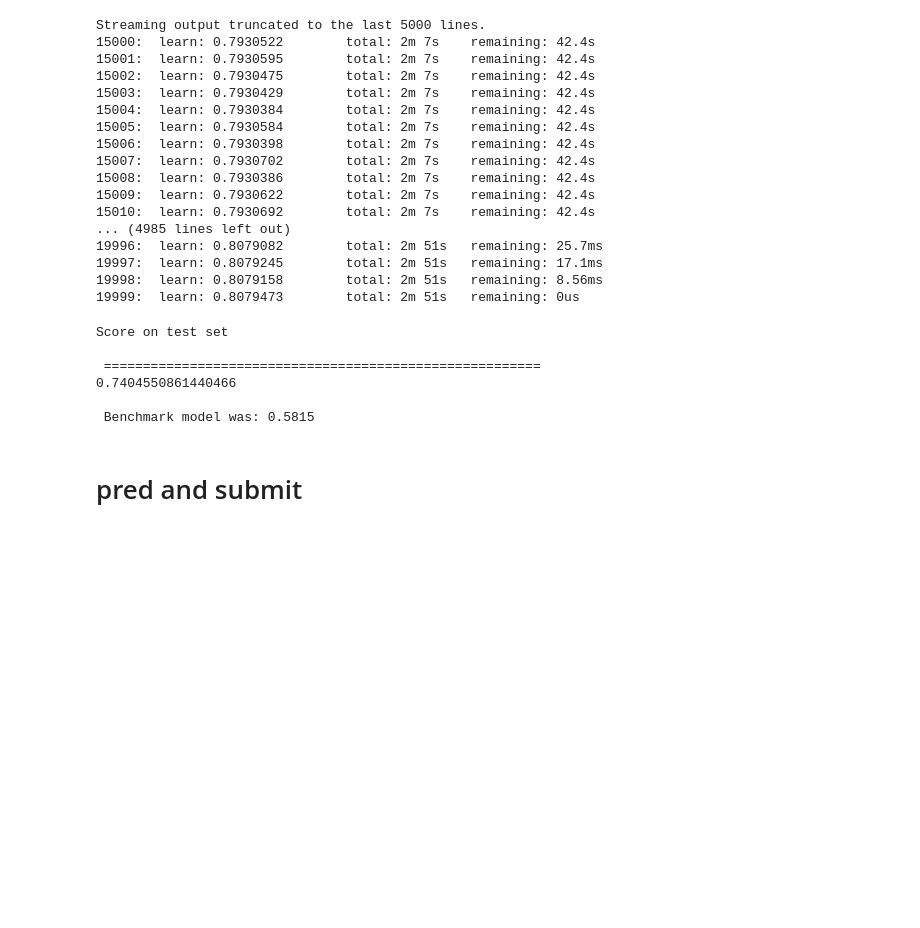
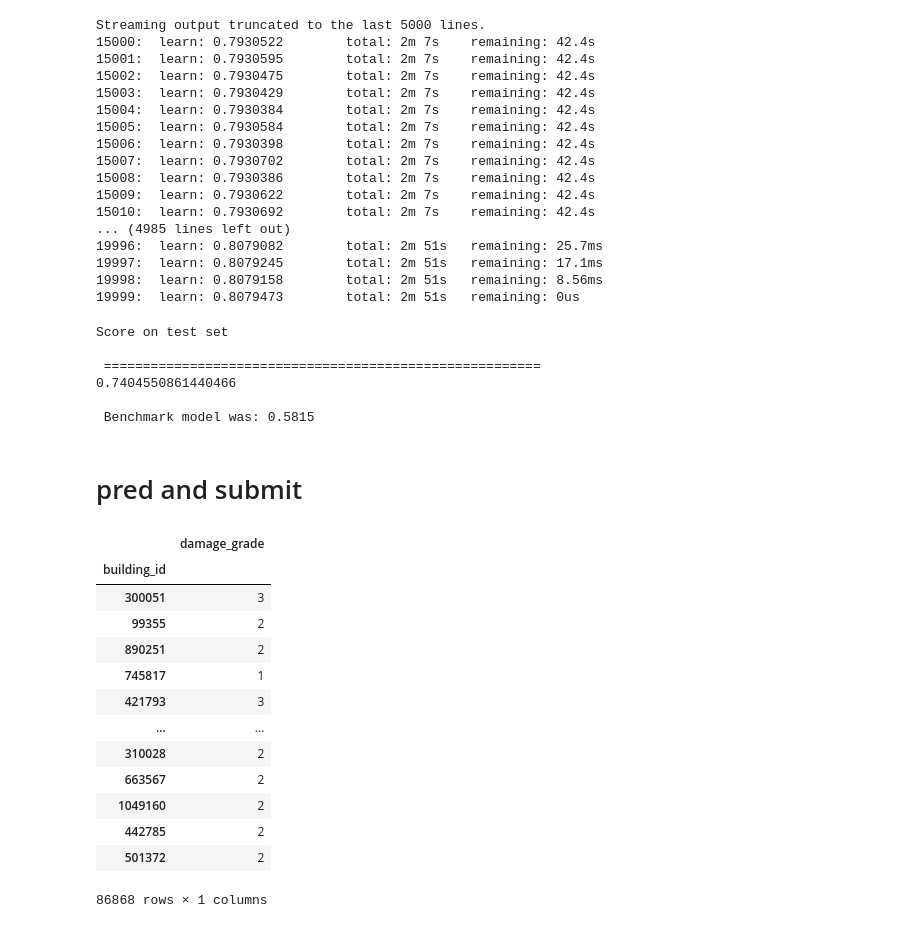
Before and after one commit to RyuNyan-Taro/dd_earthquake, a Jupyter notebook: book/Cat_colab.ipynb, the cells around one changed output. Cells and saved outputs as stored; diff of their text form; code cells hidden in the pictures; blank space fills up the shorter version.

```diff
--- a/book/Cat_colab.ipynb
+++ b/book/Cat_colab.ipynb
@@ -126,9 +126,25 @@ Score on test set
 # %%
 test_values = common.file.read_data('test')
 test_values, _ = common.lgbm_preprocessing(test_values, mode='test', features_list=features_list)
-y_test_prob = model.predict(test_values)
-y_test = np.argmax(y_test_prob, axis=1)
+y_test = model.predict(test_values)
 submission_format = common.file.read_data('submission')
 my_submission = pd.DataFrame(data=y_test+1,
                              columns=submission_format.columns,
                              index=submission_format.index)
+# %%
+my_submission
+# %% [output]
+|  | damage_grade |
+| building_id |  |
+| 300051 | 3 |
+| 99355 | 2 |
+| 890251 | 2 |
+| 745817 | 1 |
+| 421793 | 3 |
+| ... | ... |
+| 310028 | 2 |
+| 663567 | 2 |
+| 1049160 | 2 |
+| 442785 | 2 |
+| 501372 | 2 |
+86868 rows × 1 columns
```
Also changed, not shown: parts of 1 cell of this notebook.
